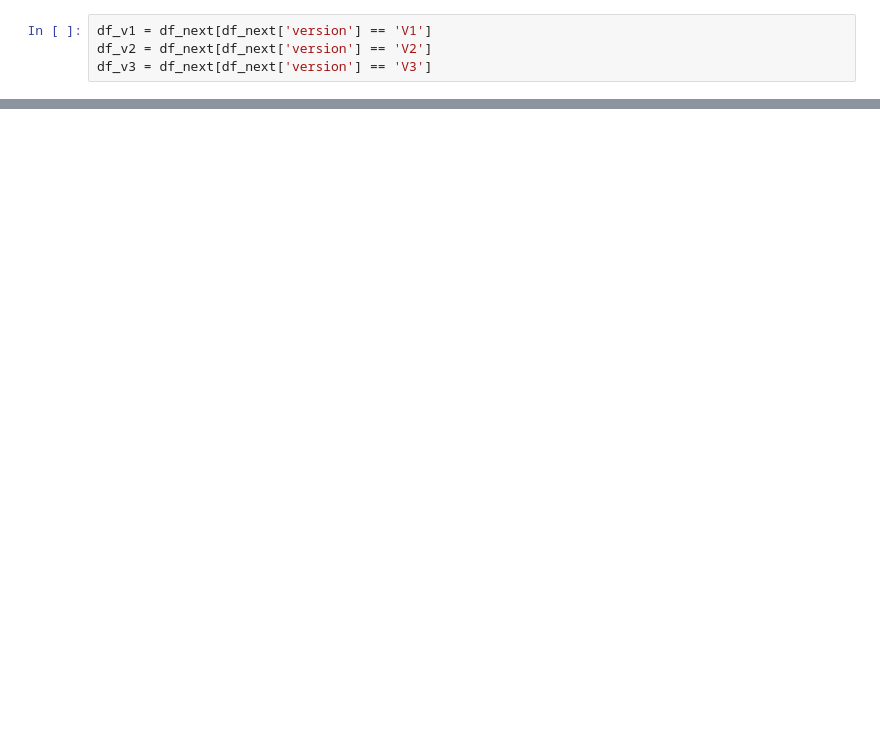
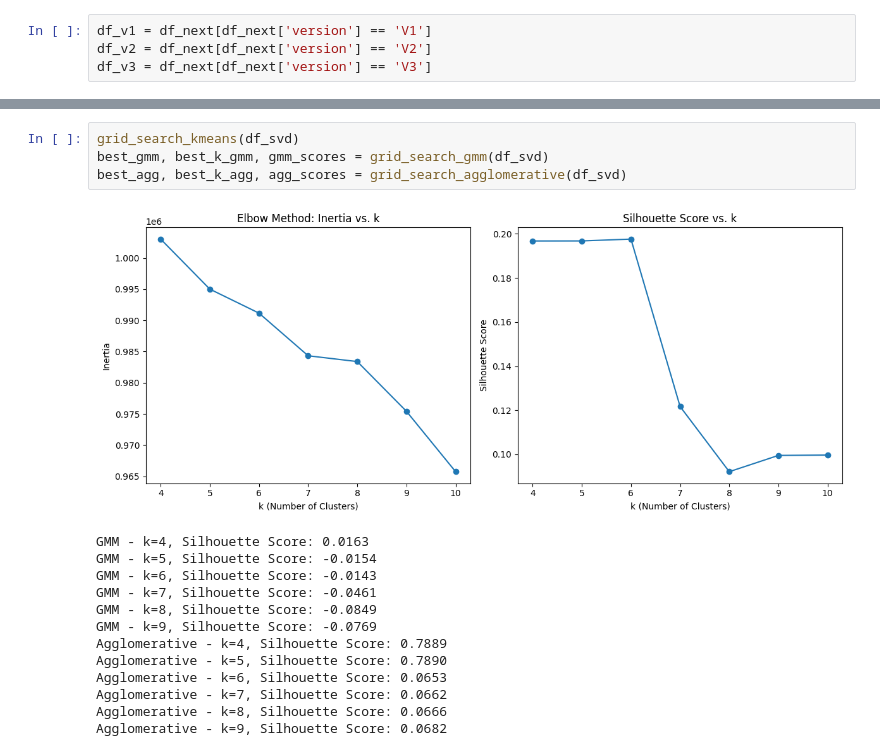
Before and after one commit to Fulankeee/SmilePass, a Jupyter notebook: Recommondation_Conclude_session.ipynb, the cells around one changed output, grey strips where cells are left out. Drawn from its saved outputs; the diff is of its cells as text; blank space fills up the shorter version.

```diff
--- a/Recommondation_Conclude_session.ipynb
+++ b/Recommondation_Conclude_session.ipynb
@@ -199,0 +372,18 @@ df_v3 = df_next[df_next['version'] == 'V3']
+# %%
+grid_search_kmeans(df_svd)
+best_gmm, best_k_gmm, gmm_scores = grid_search_gmm(df_svd)
+best_agg, best_k_agg, agg_scores = grid_search_agglomerative(df_svd)
+# %% [output]
+[figure, added]
+GMM - k=4, Silhouette Score: 0.0163
+GMM - k=5, Silhouette Score: -0.0154
+GMM - k=6, Silhouette Score: -0.0143
+GMM - k=7, Silhouette Score: -0.0461
+GMM - k=8, Silhouette Score: -0.0849
+GMM - k=9, Silhouette Score: -0.0769
+Agglomerative - k=4, Silhouette Score: 0.7889
+Agglomerative - k=5, Silhouette Score: 0.7890
+Agglomerative - k=6, Silhouette Score: 0.0653
+Agglomerative - k=7, Silhouette Score: 0.0662
+Agglomerative - k=8, Silhouette Score: 0.0666
+Agglomerative - k=9, Silhouette Score: 0.0682
```
Also changed, not shown: parts of 25 cells of this notebook, 2 other files.
